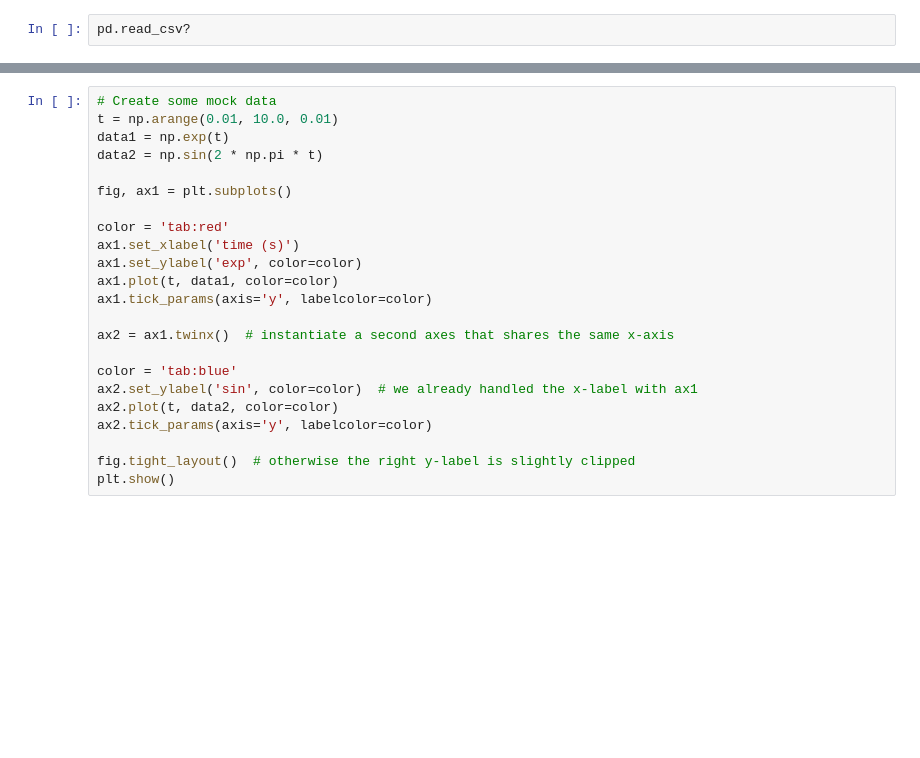
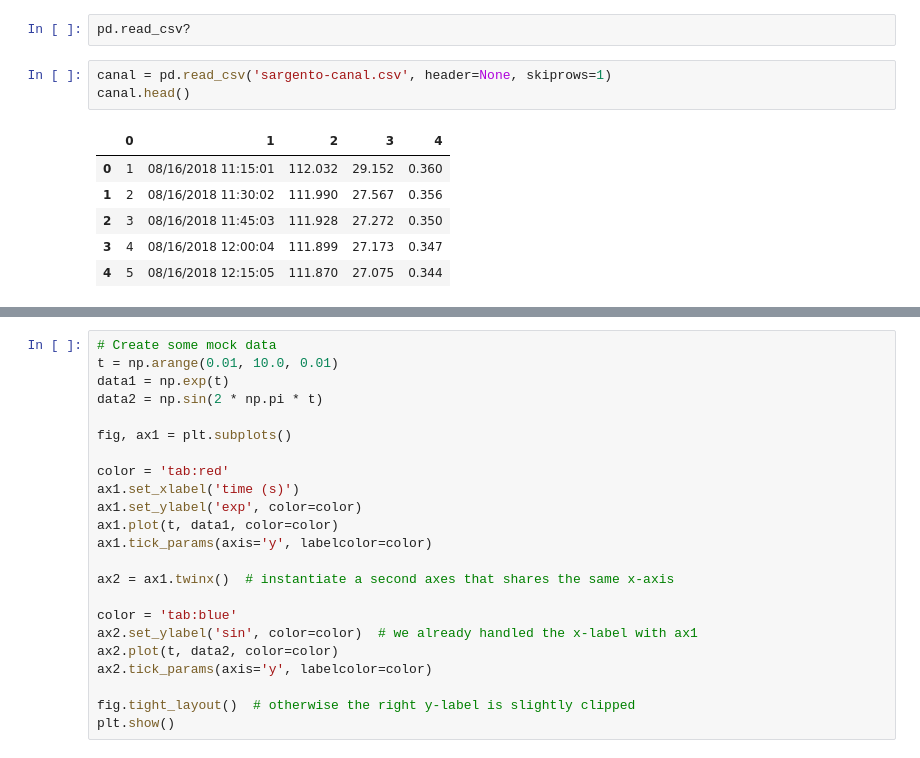
Before and after one commit to laloolea/computacional1, a Jupyter notebook: Actividad3/el Manglar El Sargento.ipynb, the cells around one changed output, grey strips where cells are left out. Drawn from its saved outputs; the diff is of its cells as text; blank space fills up the shorter version.

```diff
--- a/Actividad3/el Manglar El Sargento.ipynb
+++ b/Actividad3/el Manglar El Sargento.ipynb
@@ -14,3 +16,13 @@ old.head()
 | 4 | 5 | 08/16/2018 13:30:00 | 104.255 | 28.655 | -0.350 |
 # %%
 pd.read_csv?
+# %%
+canal = pd.read_csv('sargento-canal.csv', header=None, skiprows=1)
+canal.head()
+# %% [output]
+|  | 0 | 1 | 2 | 3 | 4 |
+| 0 | 1 | 08/16/2018 11:15:01 | 112.032 | 29.152 | 0.360 |
+| 1 | 2 | 08/16/2018 11:30:02 | 111.990 | 27.567 | 0.356 |
+| 2 | 3 | 08/16/2018 11:45:03 | 111.928 | 27.272 | 0.350 |
+| 3 | 4 | 08/16/2018 12:00:04 | 111.899 | 27.173 | 0.347 |
+| 4 | 5 | 08/16/2018 12:15:05 | 111.870 | 27.075 | 0.344 |
```
Also changed, not shown: parts of 15 cells of this notebook, 13 other files.
